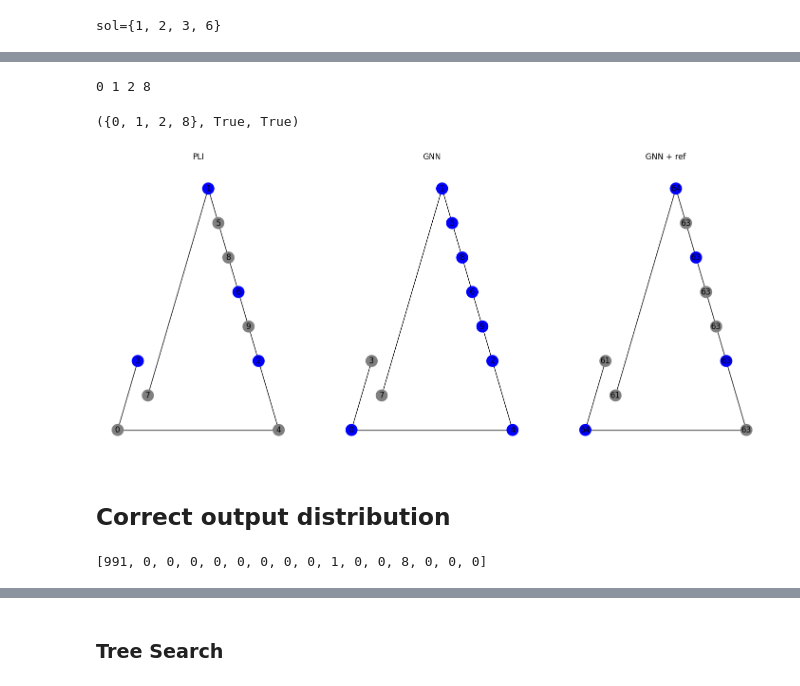
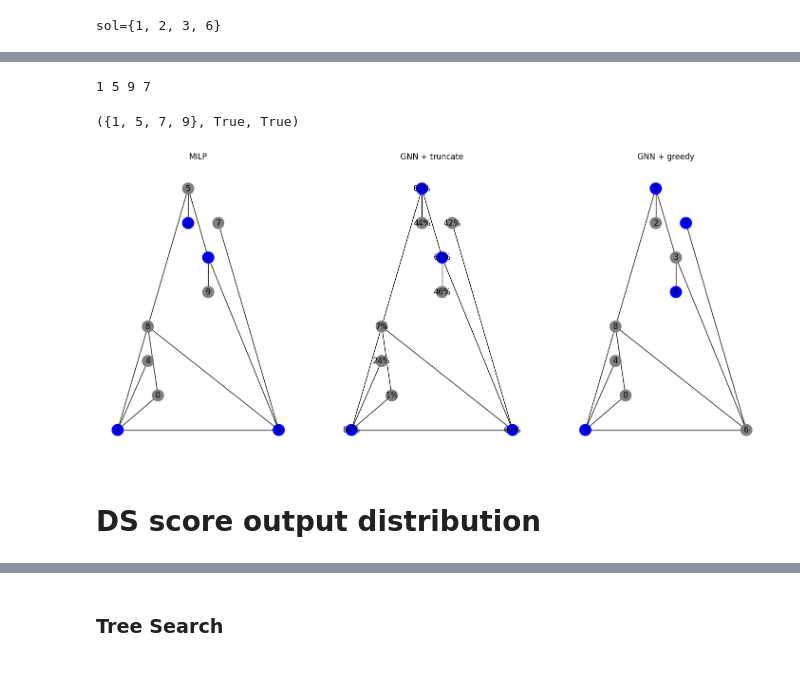
Before and after one commit to osnieltx/gnn-co, a Jupyter notebook: test_mds.ipynb, the cells around one changed output, grey strips where cells are left out. Drawn from its saved outputs; the diff is of its cells as text; code cells hidden in the pictures.

```diff
--- a/test_mds.ipynb
+++ b/test_mds.ipynb
@@ -52,6 +58,14 @@ GNNModel(
     (0-15): 16 x GCNConv(30, 1)
   )
 )
+# %%
+def get_x(g, n):
+    idx_t = torch.Tensor([[i] for i in range(n)])
+    x = clustering_coefficient(g) if use_clustering_coefficient else torch.Tensor([[1.]]*n)
+    if use_jaccard_coefficient:
+        jc = jaccard_coefficient(g, n, 8)
+        x = torch.cat((x, jc), 1)
+    return torch.cat([idx_t, x], dim=1)
 # %%
 n, p = 10, .15
 g = create_graph(n, p)
@@ -59,9 +73,7 @@ g = create_graph(n, p)
 edge_list = [(int(a), int(b)) for a, b in g.T]
 
 g_n = nx.from_edgelist(edge_list)
-idx_t = torch.Tensor([[i] for i in range(n)])
-x = torch.Tensor([[1.]]*n)
-x = torch.stack([idx_t, x], dim=1)
+x = get_x(g, n)
 tg = geom_data.Data(x=x, edge_index=g)
 g_n = nx.from_edgelist(edge_list)
 g_n.x = x
@@ -74,7 +86,7 @@ def forward(gnn, g: nx.Graph):
      - maps: truncated maps
      - id_better_solution
     """
-    prob_maps = gnn.forward(g.x[:, 1], g.edge_list)
+    prob_maps = gnn.forward(g.x[:, 1:], g.edge_list)
     prob_maps = torch.sigmoid(prob_maps)
     maps = (prob_maps > .5).float()
 
@@ -111,5 +123,5 @@ uncovered_nodes[idx]=tensor([0])
 # %%
-def mds_simple(gnn: GNNModel, g: nx.Graph, verbose=False) -> set:
+def mds_greedy(gnn: GNNModel, g: nx.Graph, verbose=False) -> set:
     v = verbose
     g_ = deepcopy(g)
     sorted_prob_maps, _, id_best_sol = forward(gnn, g_)
@@ -133,77 +145,80 @@ def mds_simple(gnn: GNNModel, g: nx.Graph, verbose=False) -> set:
             break
     return s
 
-s = mds_simple(gnn, g_n, verbose=True)
+s = mds_greedy(gnn, g_n, verbose=True)
 s, len(s) == len(sol), all(v in s or len(g_n[v].keys() & s) > 0 for v in g_n)
 # %% [output]
-0 1 2 8
+1 5 9 7
-({0, 1, 2, 8}, True, True)
+({1, 5, 7, 9}, True, True)
 # %%
 plt.ioff()
 
 layout = None
 try:
     layout = nx.planar_layout(g_n)
 except:
     pass
 
 fig, axes = plt.subplots(ncols=3, figsize=(18, 8))
 
 node_colors = ['blue' if n in sol else 'gray' for n in g_n]
 nx.draw(g_n, with_labels=True, node_color=node_colors, pos=layout, ax=axes[0])
 
 mvc_color = ['blue' if v else 'gray' for v in maps[id_best_sol].squeeze()]
 node_colors = [mvc_color[n] for n in g_n]
-nx.draw(g_n, with_labels=True, node_color=node_colors, pos=layout, ax=axes[1])
+label_dict = {n: f'{v*100:.0f}%' for n, v in sorted_prob_maps[id_best_sol]}
+nx.draw(g_n, with_labels=True, node_color=node_colors, pos=layout, ax=axes[1], labels=label_dict)
 
 mvc_color = ['blue' if v in s else 'gray' for v in range(n)]
 node_colors = [mvc_color[n] for n in g_n]
-probs = torch.sigmoid(torch.tensor([p for idx, p in sorted_prob_maps[id_best_sol]])).tolist()
-label_dict = {n: f'{v*100:.0f}' for (n, _), v in zip(sorted_prob_maps[id_best_sol], probs)}
-nx.draw(g_n, with_labels=True, node_color=node_colors, pos=layout, ax=axes[2], labels=label_dict)
+nx.draw(g_n, with_labels=True, node_color=node_colors, pos=layout, ax=axes[2])
 
-for i, t in enumerate(['PLI', 'GNN', 'GNN + ref']):
+for i, t in enumerate(['MILP', 'GNN + truncate', 'GNN + greedy']):
     axes[i].set_title(t)
 
 plt.show()
 # %% [output]
-[figure, old version]
+[figure, new version]
 # %%
 # raise KeyError
 # %% [markdown]
-## Correct output distribution
+# DS score output distribution
 # %%
 tt_g = 1000
 l = torch.nn.BCEWithLogitsLoss()
 m = hyper_parameters['m']
-x = torch.Tensor([[1.]] * n)
 
 results = [0] * m
-r_l = [0] * m
 gnn_ref_ltq_mvc = [False] * tt_g
 gnn_ref_cv = [False] * tt_g  # if the solution is a vertex cover
+cov_size_by_head = [0] * m
+uncovered_nodes_by_head = [0] * m
 
 for i in trange(tt_g):
     g = create_graph(n, p)
     edge_list = [(int(a), int(b)) for a, b in g.T]
-    idx_t = torch.Tensor([[i] for i in range(n)])
-    x = torch.Tensor([[1.]]*n)
-    x = torch.stack([idx_t, x], dim=1)
+    x = get_x(g, n)
     g_n = nx.from_edgelist(edge_list)
     g_n.x = x
     g_n.edge_list = g
 
-    mvc = solver(g, n)
-    y = torch.FloatTensor([[n in mvc] for n in range(n)])
+    mds = solver(g, n)
+    y = torch.FloatTensor([[n in mds] for n in range(n)])
 
-    _, _, idx = forward(gnn, g_n)
-    results[idx] += 1
+    _, maps, idx = forward(gnn, g_n) # useful?
 
-    s = mds_simple(gnn, g_n)
-    gnn_ref_ltq_mvc[i] = len(s) <= len(mvc)
+    cov_size, uncovered_nodes, idx = mdsi(maps, g)
+    mds_index = cov_size + uncovered_nodes
 
+    for j, m_i in enumerate(mds_index):
+        if m_i <= mds_index[idx]:
+            results[j] += 1
+
+    s = mds_greedy(gnn, g_n)
+    gnn_ref_ltq_mvc[i] = len(s) <= len(mds)
     gnn_ref_cv[i] = all(v in s or len(g_n[v].keys() & s) > 0 for v in g_n)
 
-results
+    cov_size, uncovered_nodes, _ = mdsi(maps, g)
+    for head in range(m):
+        cov_size_by_head[head] += cov_size[head].item()
+        uncovered_nodes_by_head[head] += uncovered_nodes[head].item()
-# %% [output]
-[991, 0, 0, 0, 0, 0, 0, 0, 0, 1, 0, 0, 8, 0, 0, 0]
```
Also changed, not shown: parts of 24 cells of this notebook, 7 other files.
